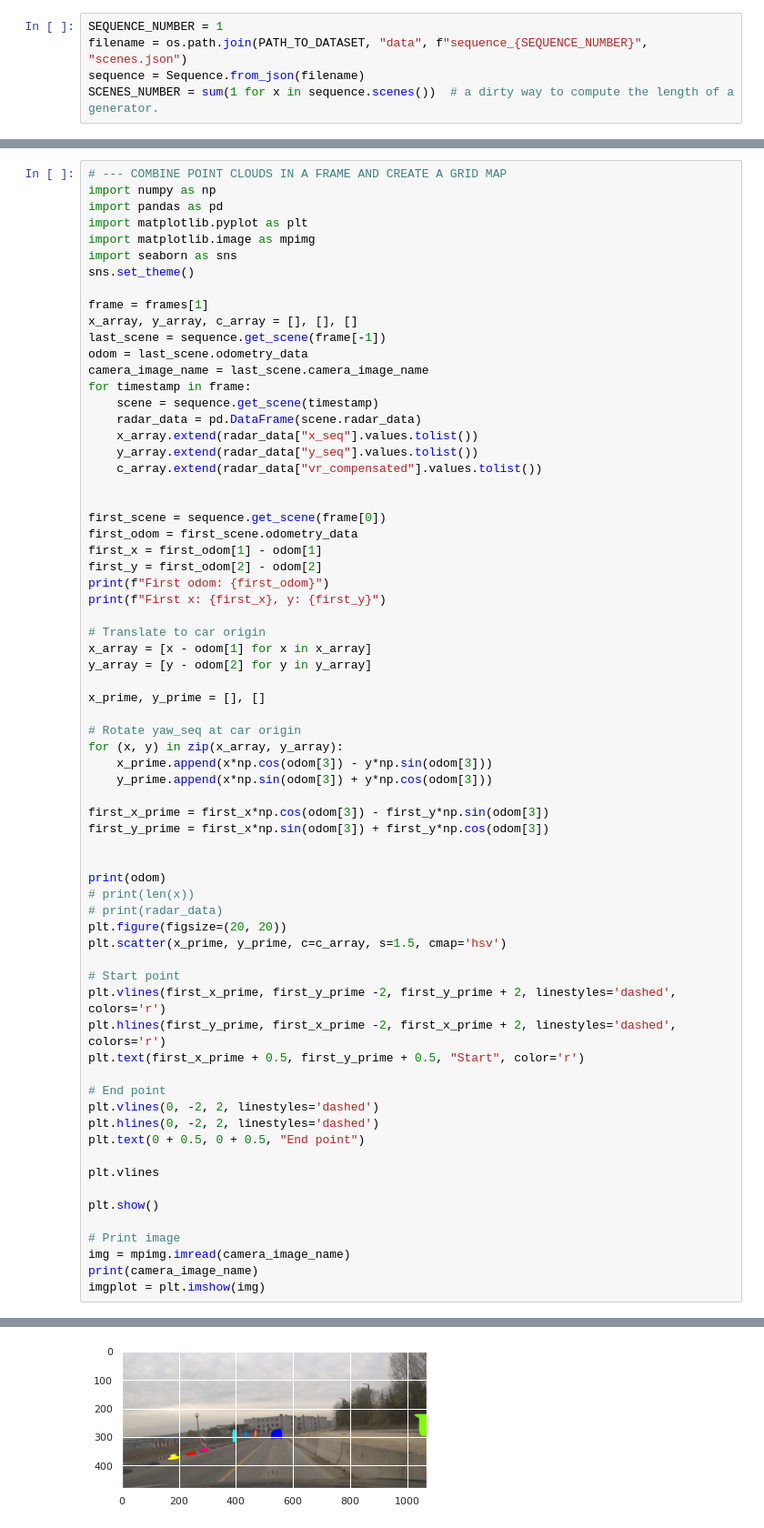
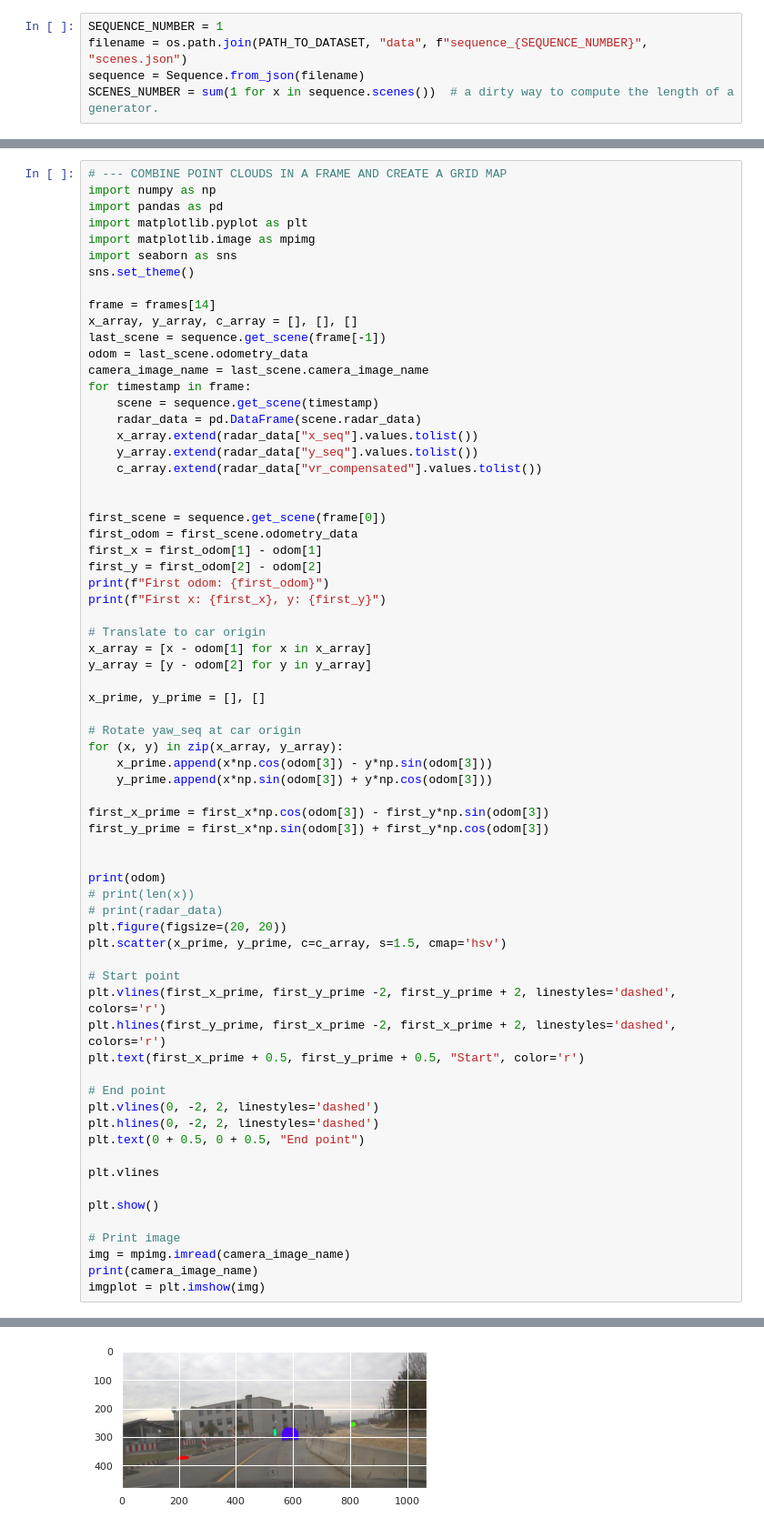
Before and after one commit to santimontiel/grid-mapping-radar, a Jupyter notebook: generate_grid_dataset.ipynb, the cells around one changed output, grey strips where cells are left out. Shown at 91% size. Cells and saved outputs as stored; diff of their text form.

```diff
--- a/generate_grid_dataset.ipynb
+++ b/generate_grid_dataset.ipynb
@@ -46,7 +48,7 @@ import matplotlib.image as mpimg
 import seaborn as sns
 sns.set_theme()
 
-frame = frames[1]
+frame = frames[14]
 x_array, y_array, c_array = [], [], []
 last_scene = sequence.get_scene(frame[-1])
 odom = last_scene.odometry_data
@@ -114,4 +116,4 @@ First x: 4.160003662109375, y: 2.3600006103515625
-[figure, old version]
+[figure, new version]
 # %%
 from preprocessing import aggregated_point_cloud, aggregated_camera_image, group_timestamps_by_time, plot_aggregated_point_cloud
 test_grouped_timestamps = group_timestamps_by_time(timestamps, 500)
```
Also changed, not shown: parts of 9 cells of this notebook, 4 other files.
